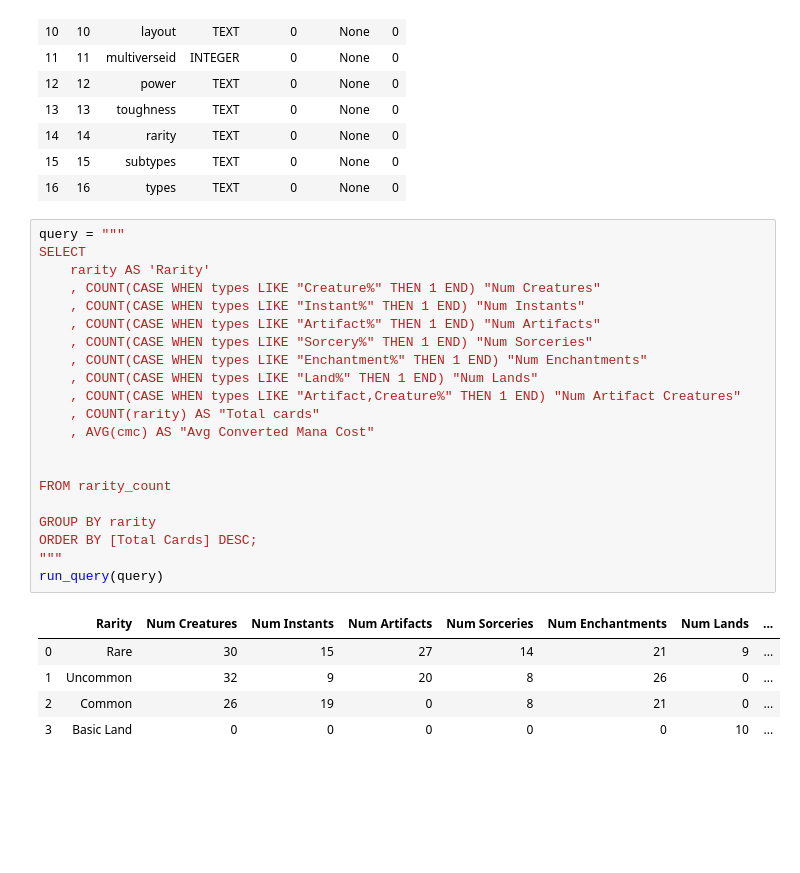
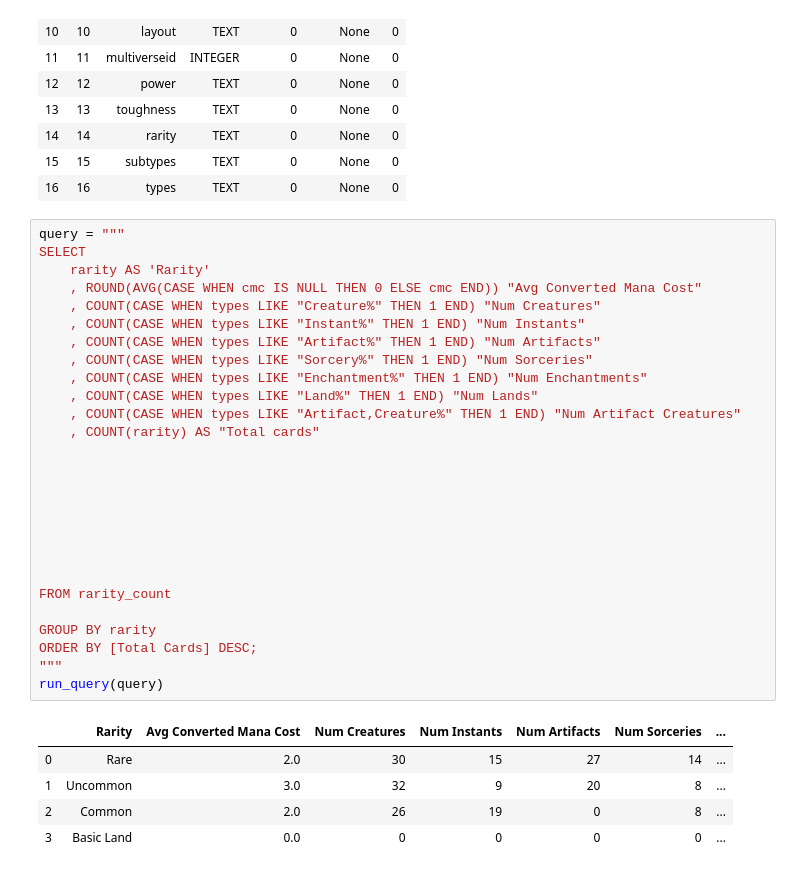
Before and after one commit to m311y/Data-Visualization-in-Python, a Jupyter notebook: mtgPython/MTG Data.ipynb, the cells around one changed output. Drawn from its saved outputs; the diff is of its cells as text; blank space fills up the shorter version.

```diff
--- a/mtgPython/MTG Data.ipynb
+++ b/mtgPython/MTG Data.ipynb
@@ -82,27 +82,33 @@ run_query(query_table_help)
 # %%
 query = """
 SELECT
     rarity AS 'Rarity'
+    , ROUND(AVG(CASE WHEN cmc IS NULL THEN 0 ELSE cmc END)) "Avg Converted Mana Cost"
     , COUNT(CASE WHEN types LIKE "Creature%" THEN 1 END) "Num Creatures"
     , COUNT(CASE WHEN types LIKE "Instant%" THEN 1 END) "Num Instants"
     , COUNT(CASE WHEN types LIKE "Artifact%" THEN 1 END) "Num Artifacts"
     , COUNT(CASE WHEN types LIKE "Sorcery%" THEN 1 END) "Num Sorceries"
     , COUNT(CASE WHEN types LIKE "Enchantment%" THEN 1 END) "Num Enchantments"
     , COUNT(CASE WHEN types LIKE "Land%" THEN 1 END) "Num Lands"
     , COUNT(CASE WHEN types LIKE "Artifact,Creature%" THEN 1 END) "Num Artifact Creatures"
     , COUNT(rarity) AS "Total cards"
-    , AVG(cmc) AS "Avg Converted Mana Cost"
+
+
+
+
+
+
 
 
 FROM rarity_count
 
 GROUP BY rarity
 ORDER BY [Total Cards] DESC;
 """
 run_query(query)
 # %% [output]
-|  | Rarity | Num Creatures | Num Instants | Num Artifacts | Num Sorceries | Num Enchantments | Num Lands | ... |
-| 0 | Rare | 30 | 15 | 27 | 14 | 21 | 9 | ... |
-| 1 | Uncommon | 32 | 9 | 20 | 8 | 26 | 0 | ... |
-| 2 | Common | 26 | 19 | 0 | 8 | 21 | 0 | ... |
-| 3 | Basic Land | 0 | 0 | 0 | 0 | 0 | 10 | ... |
+|  | Rarity | Avg Converted Mana Cost | Num Creatures | Num Instants | Num Artifacts | Num Sorceries | ... |
+| 0 | Rare | 2.0 | 30 | 15 | 27 | 14 | ... |
+| 1 | Uncommon | 3.0 | 32 | 9 | 20 | 8 | ... |
+| 2 | Common | 2.0 | 26 | 19 | 0 | 8 | ... |
+| 3 | Basic Land | 0.0 | 0 | 0 | 0 | 0 | ... |
```
Also changed, not shown: 1 other file.
